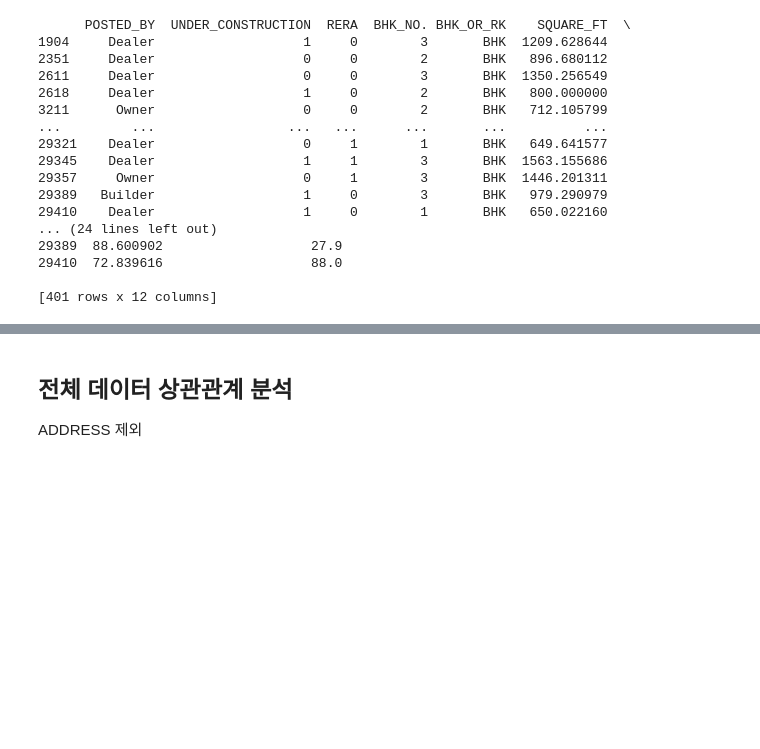
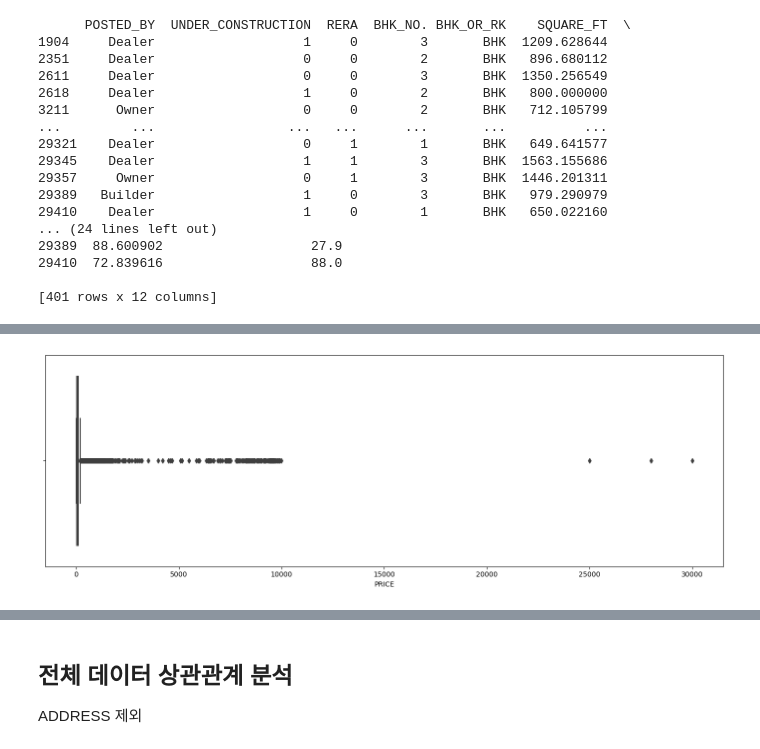
Before and after one commit to deeptudy/kaggle-House_Price_Prediction_Challenge, a Jupyter notebook: housprice.ipynb, the cells around one changed output, grey strips where cells are left out. Cells and saved outputs as stored; diff of their text form; code cells hidden in the pictures; blank space fills up the shorter version.

```diff
--- a/housprice.ipynb
+++ b/housprice.ipynb
@@ -145,3 +161,12 @@ dtypes: float64(4), int64(5), object(3)
 memory usage: 2.9+ MB
 # %%
 df_train.rename(columns = {'TARGET(PRICE_IN_LACS)':"PRICE"}, inplace=True)
+# %%
+import matplotlib.pyplot as plt
+import seaborn as sns
+# Box_plot for SalePrice
+plt.figure(figsize=(14,5))
+sns.boxplot(data = df_train,x='PRICE')
+plt.tight_layout()
+# %% [output]
+[figure, added]
```
Also changed, not shown: parts of 34 cells of this notebook.
